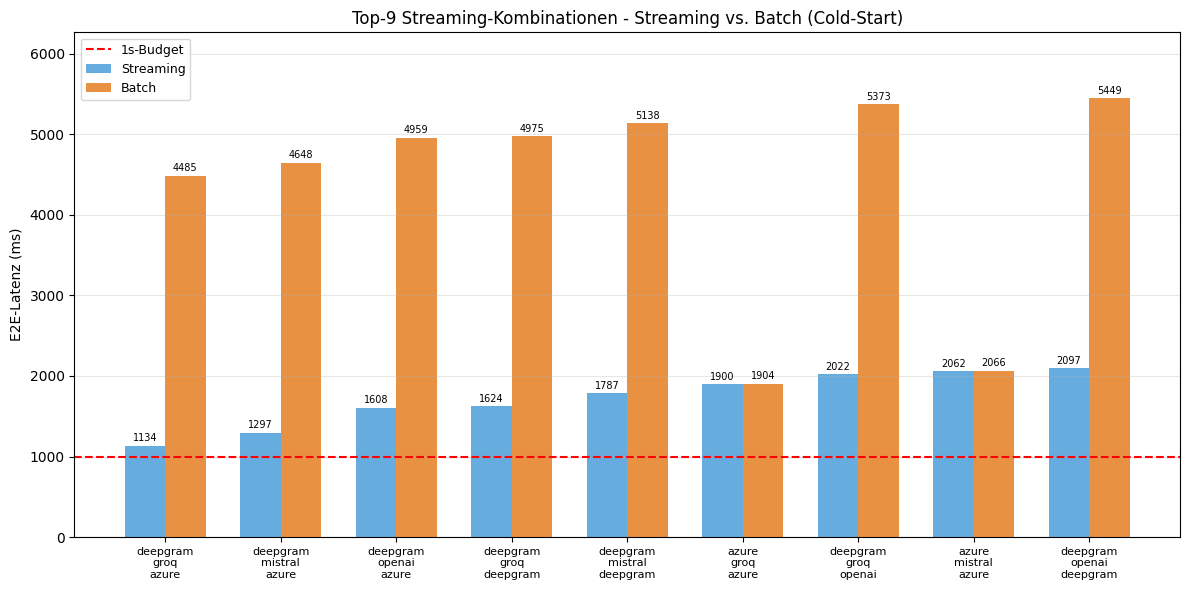
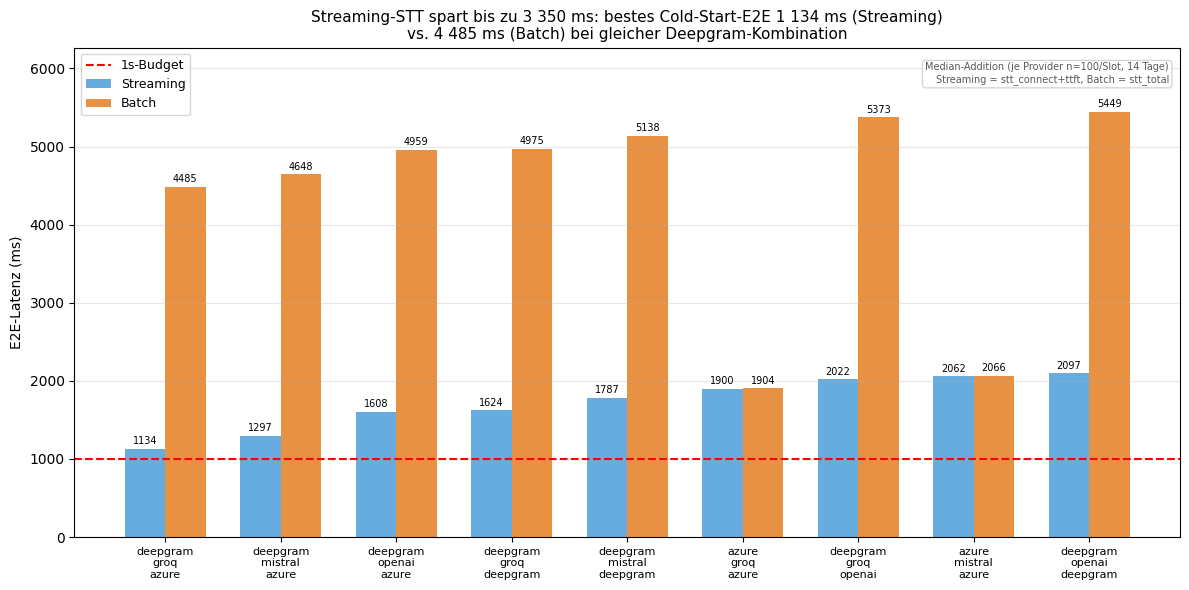
The notebook cell's code change between the first figure and the second:
--- before
+++ after
@@ -21,8 +21,15 @@
 ax.set_xticklabels(top9['combo'].str.replace('+', '\n', regex=False), fontsize=8)
 ax.set_ylabel('E2E-Latenz (ms)')
-ax.set_title('Top-9 Streaming-Kombinationen - Streaming vs. Batch (Cold-Start)', fontsize=12)
-ax.legend(fontsize=9)
+ax.set_title('Streaming-STT spart bis zu 3 350 ms: bestes Cold-Start-E2E 1 134 ms (Streaming)\nvs. 4 485 ms (Batch) bei gleicher Deepgram-Kombination', fontsize=11)
+ax.legend(fontsize=9, loc='upper left')
 ax.set_ylim(0, top9['batch_e2e'].max() * 1.15)
 ax.grid(True, axis='y', alpha=0.3)
+
+ax.text(0.99, 0.97,
+        'Median-Addition (je Provider n=100/Slot, 14 Tage)\n'
+        'Streaming = stt_connect+ttft, Batch = stt_total',
+        transform=ax.transAxes, ha='right', va='top', fontsize=7,
+        color='0.35',
+        bbox=dict(boxstyle='round', fc='white', ec='0.8', alpha=0.8))
 
 plt.tight_layout()

Commit: analyse: Figure-Triage + Overhaul — 35 auf 19 starke Grafiken reduziert